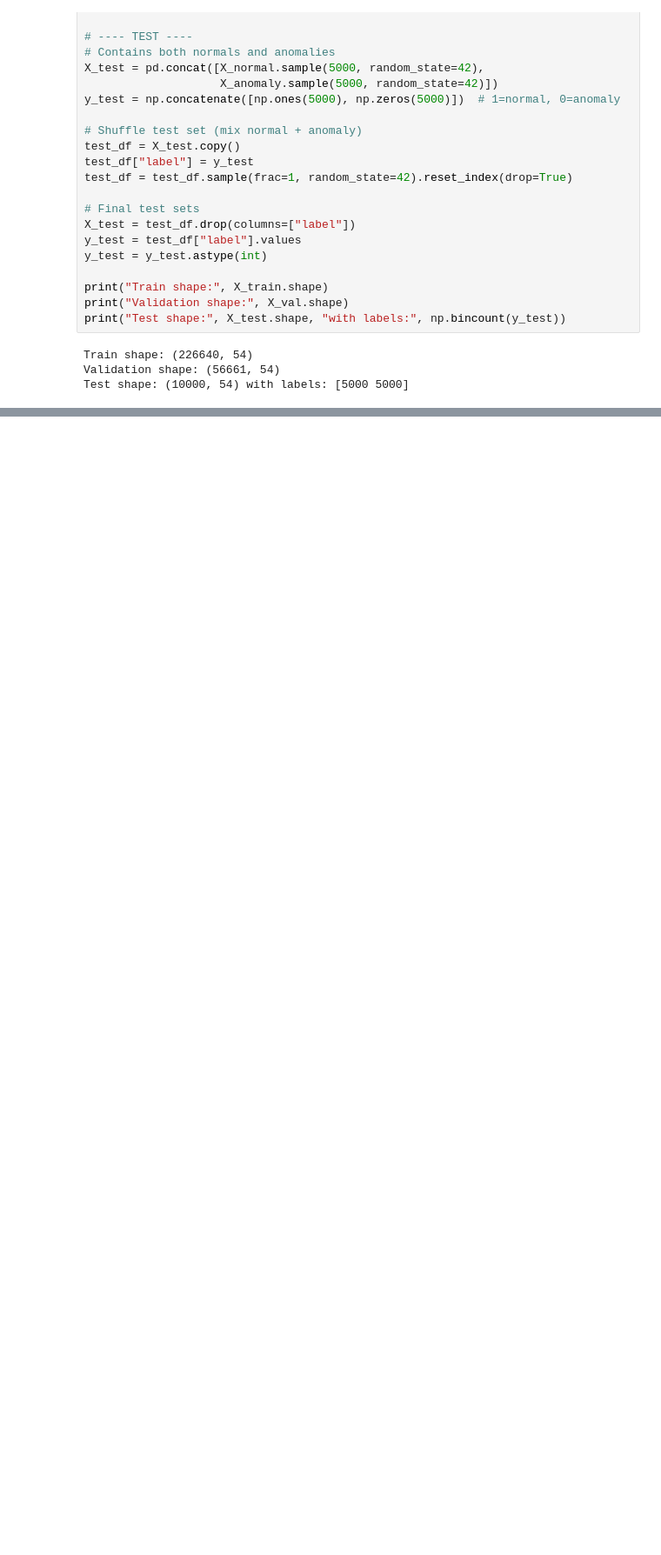
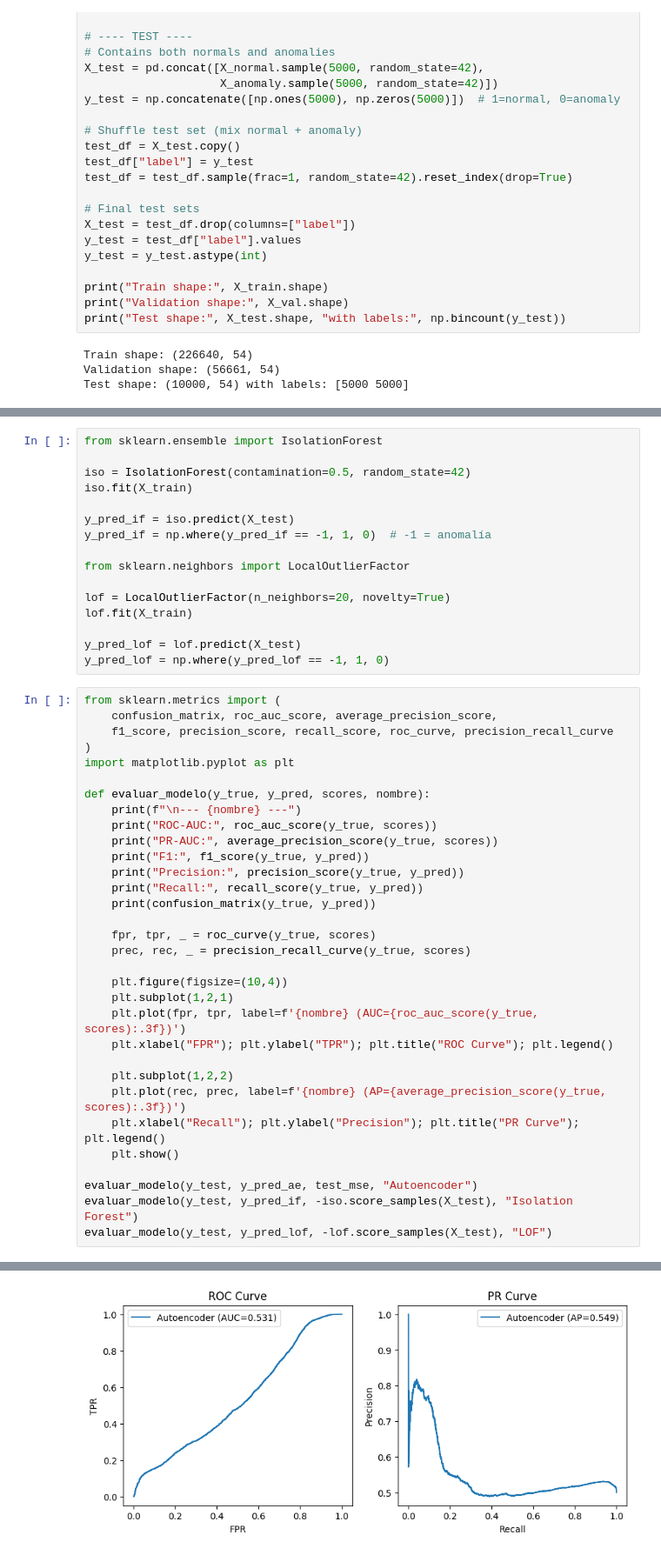
Before and after one commit to cmd-AJ/Lab-8-DS, a Jupyter notebook: main.ipynb, the cells around one changed output, grey strips where cells are left out. Shown: that part at 87% size. Saved outputs shown, nothing was run; the diff lists cells and outputs as text; blank space fills up the shorter version.

```diff
--- a/main.ipynb
+++ b/main.ipynb
@@ -124,0 +189,49 @@ Test shape: (10000, 54) with labels: [5000 5000]
+# %%
+from sklearn.ensemble import IsolationForest
+
+iso = IsolationForest(contamination=0.5, random_state=42)
+iso.fit(X_train)
+
+y_pred_if = iso.predict(X_test)
+y_pred_if = np.where(y_pred_if == -1, 1, 0)  # -1 = anomalía
+
+from sklearn.neighbors import LocalOutlierFactor
+
+lof = LocalOutlierFactor(n_neighbors=20, novelty=True)
+lof.fit(X_train)
+
+y_pred_lof = lof.predict(X_test)
+y_pred_lof = np.where(y_pred_lof == -1, 1, 0)
+# %%
+from sklearn.metrics import (
+    confusion_matrix, roc_auc_score, average_precision_score,
+    f1_score, precision_score, recall_score, roc_curve, precision_recall_curve
+)
+import matplotlib.pyplot as plt
+
+def evaluar_modelo(y_true, y_pred, scores, nombre):
+    print(f"\n--- {nombre} ---")
+    print("ROC-AUC:", roc_auc_score(y_true, scores))
+    print("PR-AUC:", average_precision_score(y_true, scores))
+    print("F1:", f1_score(y_true, y_pred))
+    print("Precision:", precision_score(y_true, y_pred))
+    print("Recall:", recall_score(y_true, y_pred))
+    print(confusion_matrix(y_true, y_pred))
+
+    fpr, tpr, _ = roc_curve(y_true, scores)
+    prec, rec, _ = precision_recall_curve(y_true, scores)
+
+    plt.figure(figsize=(10,4))
+    plt.subplot(1,2,1)
+    plt.plot(fpr, tpr, label=f'{nombre} (AUC={roc_auc_score(y_true, scores):.3f})')
+    plt.xlabel("FPR"); plt.ylabel("TPR"); plt.title("ROC Curve"); plt.legend()
+
+    plt.subplot(1,2,2)
+    plt.plot(rec, prec, label=f'{nombre} (AP={average_precision_score(y_true, scores):.3f})')
+    plt.xlabel("Recall"); plt.ylabel("Precision"); plt.title("PR Curve"); plt.legend()
+    plt.show()
+
+evaluar_modelo(y_test, y_pred_ae, test_mse, "Autoencoder")
+evaluar_modelo(y_test, y_pred_if, -iso.score_samples(X_test), "Isolation Forest")
+evaluar_modelo(y_test, y_pred_lof, -lof.score_samples(X_test), "LOF")
+# %% [output]
@@ -124,0 +246 @@ Test shape: (10000, 54) with labels: [5000 5000]
+[figure, added]
```
Also changed, not shown: parts of 3 cells of this notebook, 1 other file.
